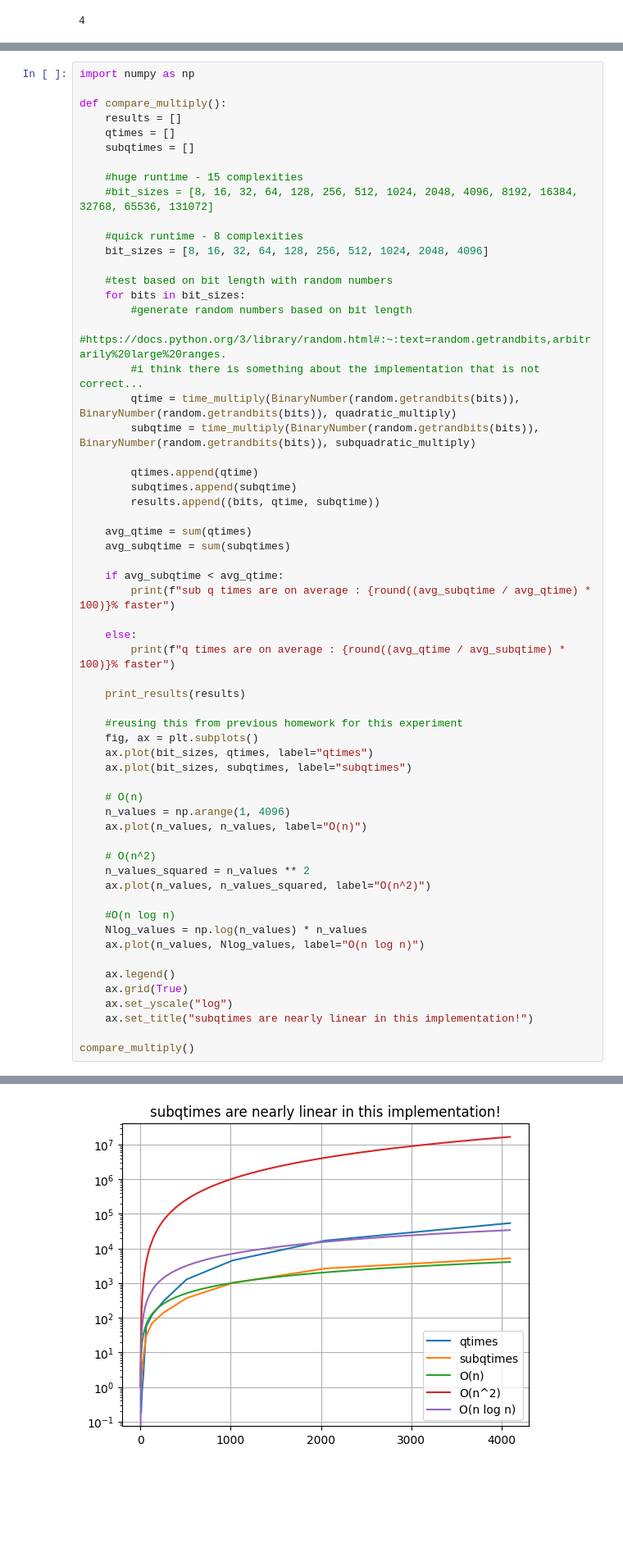
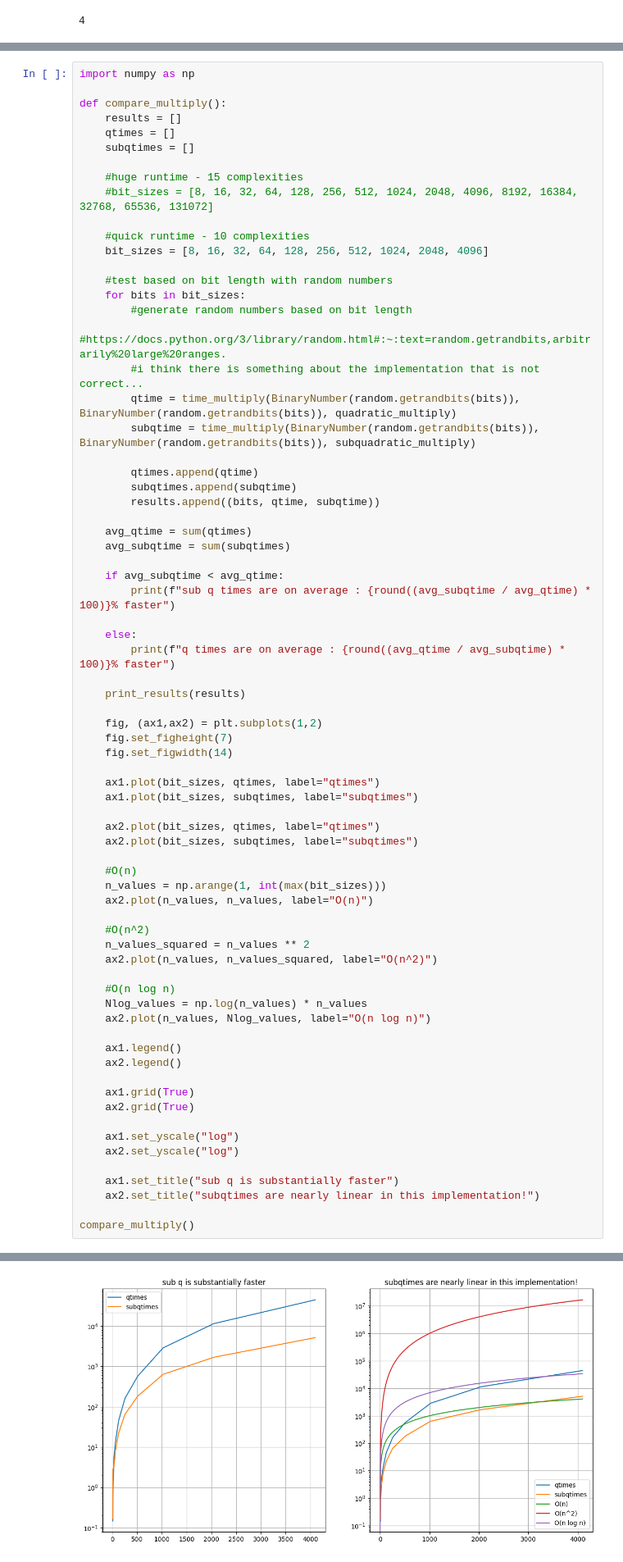
Before and after one commit to tulane-cmps6610-fall-2025/problem-set-02-arturoAltamirano, a Jupyter notebook: testingSolutions.ipynb, the cells around one changed output, grey strips where cells are left out. Shown: that part at 82% size. Saved outputs shown, nothing was run; the diff lists cells and outputs as text; blank space fills up the shorter version.

```diff
--- a/testingSolutions.ipynb
+++ b/testingSolutions.ipynb
@@ -313,7 +314,7 @@ def compare_multiply():
     #huge runtime - 15 complexities
     #bit_sizes = [8, 16, 32, 64, 128, 256, 512, 1024, 2048, 4096, 8192, 16384, 32768, 65536, 131072]
 
-    #quick runtime - 8 complexities
+    #quick runtime - 10 complexities
     bit_sizes = [8, 16, 32, 64, 128, 256, 512, 1024, 2048, 4096]
 
     #test based on bit length with random numbers
@@ -339,27 +340,39 @@ def compare_multiply():
 
     print_results(results)
 
-    #reusing this from previous homework for this experiment
-    fig, ax = plt.subplots()
-    ax.plot(bit_sizes, qtimes, label="qtimes")
-    ax.plot(bit_sizes, subqtimes, label="subqtimes")
+    fig, (ax1,ax2) = plt.subplots(1,2)
+    fig.set_figheight(7)
+    fig.set_figwidth(14)
 
-    # O(n)
-    n_values = np.arange(1, 4096)
-    ax.plot(n_values, n_values, label="O(n)")
+    ax1.plot(bit_sizes, qtimes, label="qtimes")
+    ax1.plot(bit_sizes, subqtimes, label="subqtimes")
 
-    # O(n^2)
+    ax2.plot(bit_sizes, qtimes, label="qtimes")
+    ax2.plot(bit_sizes, subqtimes, label="subqtimes")
+
+    #O(n)
+    n_values = np.arange(1, int(max(bit_sizes)))
+    ax2.plot(n_values, n_values, label="O(n)")
+
+    #O(n^2)
     n_values_squared = n_values ** 2
-    ax.plot(n_values, n_values_squared, label="O(n^2)")
+    ax2.plot(n_values, n_values_squared, label="O(n^2)")
 
     #O(n log n)
     Nlog_values = np.log(n_values) * n_values
-    ax.plot(n_values, Nlog_values, label="O(n log n)")
+    ax2.plot(n_values, Nlog_values, label="O(n log n)")
 
-    ax.legend()
-    ax.grid(True)
-    ax.set_yscale("log")
-    ax.set_title("subqtimes are nearly linear in this implementation!")
+    ax1.legend()
+    ax2.legend()
+
+    ax1.grid(True)
+    ax2.grid(True)
+
+    ax1.set_yscale("log")
+    ax2.set_yscale("log")
+
+    ax1.set_title("sub q is substantially faster")
+    ax2.set_title("subqtimes are nearly linear in this implementation!")
 
 compare_multiply()
 # %% [output]
@@ -381 +394 @@ sub q times are on average : 12% faster
-[figure, old version]
+[figure, new version]
```
Also changed, not shown: parts of 4 cells of this notebook, 1 other file.
